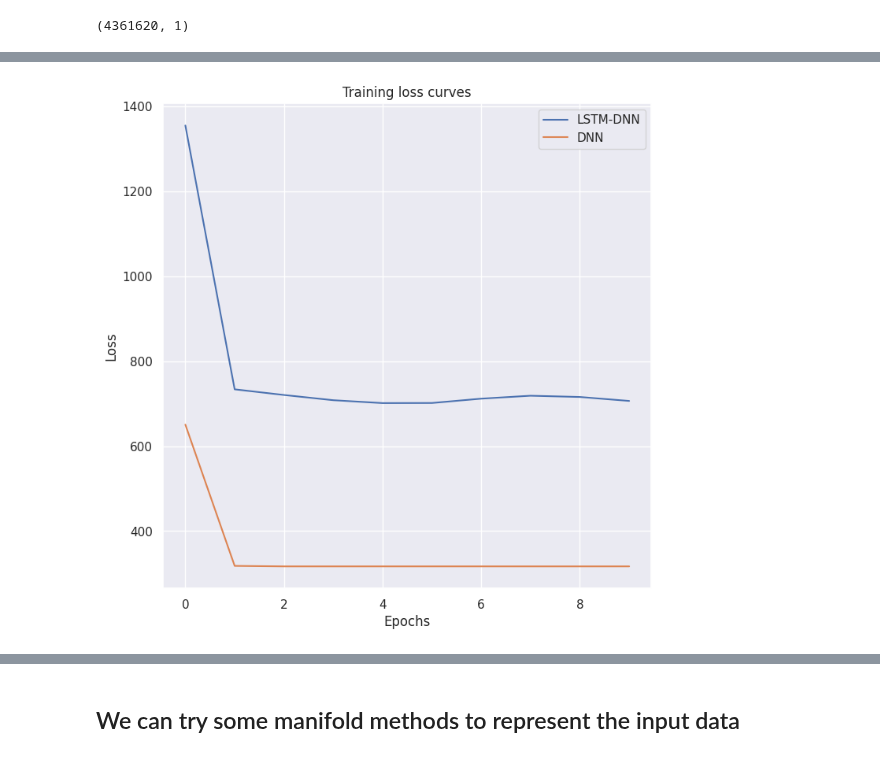
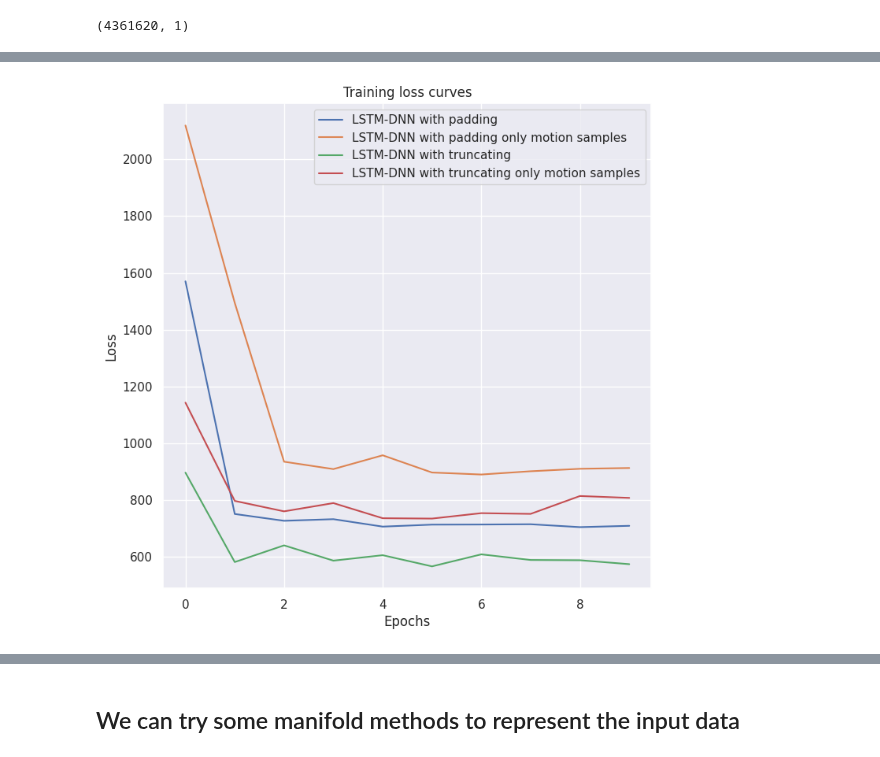
Before and after one commit to WaleedAlzamil80/EMG_Synergy_project, a Jupyter notebook: Synergy_EMG.ipynb, the cells around one changed output, grey strips where cells are left out. Saved outputs shown, nothing was run; the diff lists cells and outputs as text; code cells hidden in the pictures.

```diff
--- a/Synergy_EMG.ipynb
+++ b/Synergy_EMG.ipynb
@@ -200,9 +211,17 @@ optimizer = torch.optim.Adam(params = model.parameters())
 # Specify the number of epochs
 epochs = 10
 
+# Convert the Dataframe to Tensor
+train = torch.tensor(X_train.values.astype(np.float32))
+train_target = torch.tensor(y_train.values.astype(np.float32))
+
+train_data = TensorDataset(train, train_target)
+
+batch_size = 200000
+train_loader = DataLoader(train_data, batch_size=batch_size, shuffle=True)
+
 # Instantiate lists to save the loss values during the training process
-train_loss_values = []
-test_loss_values = []
+DNN_app = []
 epoch_count = []
 
 for epoch in range(epochs):
@@ -252,7 +271,7 @@ for epoch in range(epochs):
     #     loss_test /= len(test_loader)
 
     # # Append loss values for the training process
-    train_loss_values.append(train_loss)
+    DNN_app.append(train_loss.cpu().detach().numpy())
     # test_loss_values.append(loss_test) # .cpu().detach().numpy()
     epoch_count.append(epoch)
     print(f"Epoch : {epoch + 1} | train_Loss: {train_loss}") # | test_Loss: {loss_test}")
@@ -458,7 +547,9 @@ output_features = 14
 class LSTMModel(nn.Module):
     def __init__(self, input_shape, output_features):
         super(LSTMModel, self).__init__()
-        self.lstm1 = nn.LSTM(input_shape[1], 32, bidirectional = True)           # bidirectional = True
+        self.drop20 = nn.Dropout(0.2)
+        self.drop50 = nn.Dropout(0.5)
+        self.lstm1 = nn.LSTM(input_shape[1], 32, bidirectional = True)
         self.lstm2 = nn.LSTM(64, 128, bidirectional = True)
         self.lstm3 = nn.LSTM(256, 256)
         self.fc_h1 = nn.Linear(256, 512)
@@ -478,9 +569,13 @@ class LSTMModel(nn.Module):
         x = self.relu(self.fc_h1(x))
         x = self.relu(self.fc_h2(x))
         x = self.relu(self.fc_h3(x))
+        x = self.drop50(x)
         x = self.relu(self.fc_h4(x))
+        x = self.drop20(x)
         x = self.relu(self.fc_h5(x))
+        x = self.drop20(x)
         x = self.relu(self.fc_h6(x))
+        x = self.drop20(x)
         x = self.relu(self.fc_h7(x))
         x = self.relu(self.fc(x))
         return x
@@ -508,5 +605,5 @@ print(len(train_loader))
 # %%
-lstm_app = []
+lstm_apptr_all = []
 epoch_count = []
 
 # Train the model for 10 epochs
@@ -535,5 +632,5 @@ for epoch in range(10):
 
     # Print the loss
     print(f'Epoch: {epoch+1}, Loss: {train_loss:.4f}')
-    lstm_app.append(train_loss)
+    lstm_apptr_all.append(train_loss.cpu().detach().numpy())
     epoch_count.append(epoch)
@@ -546,8 +654,8 @@ criterion = nn.MSELoss()
 optimizer = torch.optim.Adam(model.parameters())
 
 # Load your input and output data
-x_train = np.load("x_train_modified.npy")
-y_train = np.load("y_train_modified.npy")
+x_train = np.load("X_train_truncating_only_with_motion.npy")
+y_train = np.load("y_train_truncating_only_with_motion.npy")
 
 # Convert the data to PyTorch tensors
 x_train = torch.tensor(x_train).float()
@@ -559,7 +667,7 @@ batch_size = 4
 train_loader = DataLoader(train_data, batch_size=batch_size, shuffle=True)
 print(len(train_loader))
 
-lstm_app = []
+lstm_apptr_motion = []
 epoch_count = []
 
 # Train the model for 10 epochs
@@ -588,5 +696,5 @@ for epoch in range(10):
 
     # Print the loss
     print(f'Epoch: {epoch+1}, Loss: {train_loss:.4f}')
-    lstm_app.append(train_loss)
+    lstm_apptr_motion.append(train_loss.cpu().detach().numpy())
     epoch_count.append(epoch)
@@ -595,12 +843,17 @@ lstm_app = [s.cpu().detach().numpy() for s in lstm_app]
 # %%
 # Plot the loss curves
 plt.figure(figsize = (8, 8))
-plt.plot(epoch_count, lstm_app, label = "LSTM-DNN")
-plt.plot(epoch_count, DNN_app, label = "DNN")
+
+plt.plot(epoch_count, lstm_apppa_all, label = "LSTM-DNN with padding")
+plt.plot(epoch_count, lstm_apppa_motion, label = "LSTM-DNN with padding only motion samples")
+
+plt.plot(epoch_count, lstm_apptr_all, label = "LSTM-DNN with truncating")
+plt.plot(epoch_count, lstm_apptr_motion, label = "LSTM-DNN with truncating only motion samples")
+
 plt.title("Training loss curves")
 plt.xlabel("Epochs")
 plt.ylabel("Loss")
 plt.legend()
 plt.show()
 # %% [output]
-[figure, old version]
+[figure, new version]
```
Also changed, not shown: parts of 34 cells of this notebook, 5 other files.
